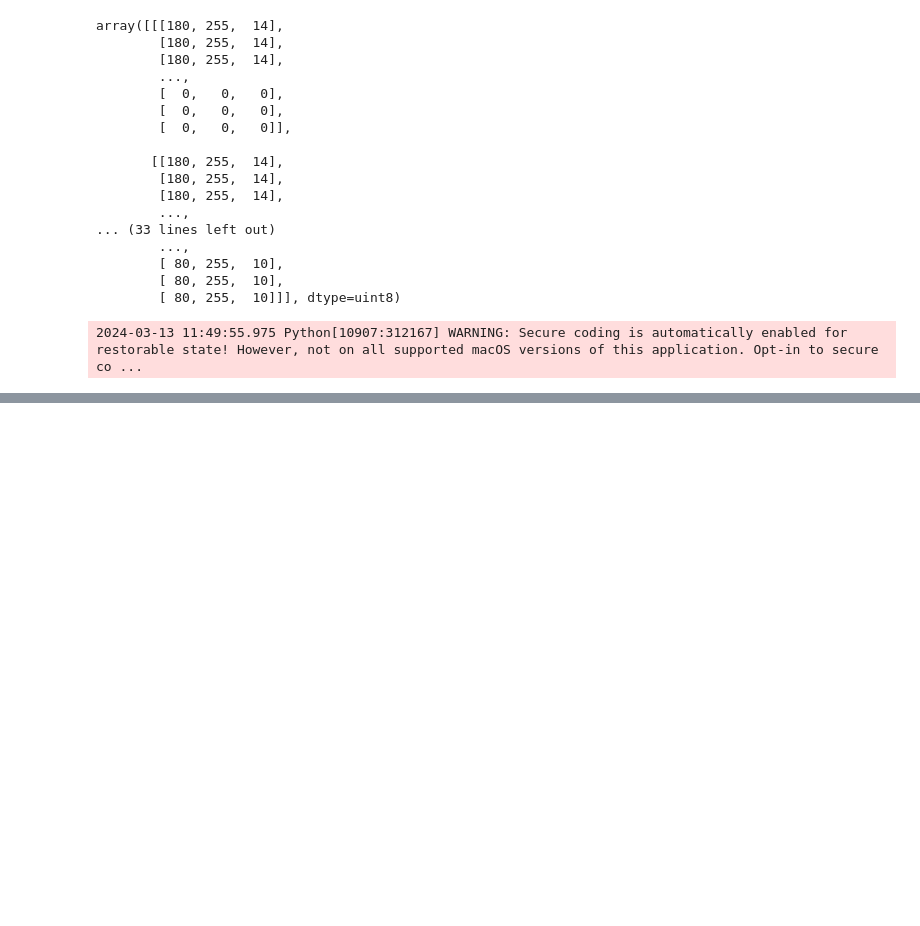
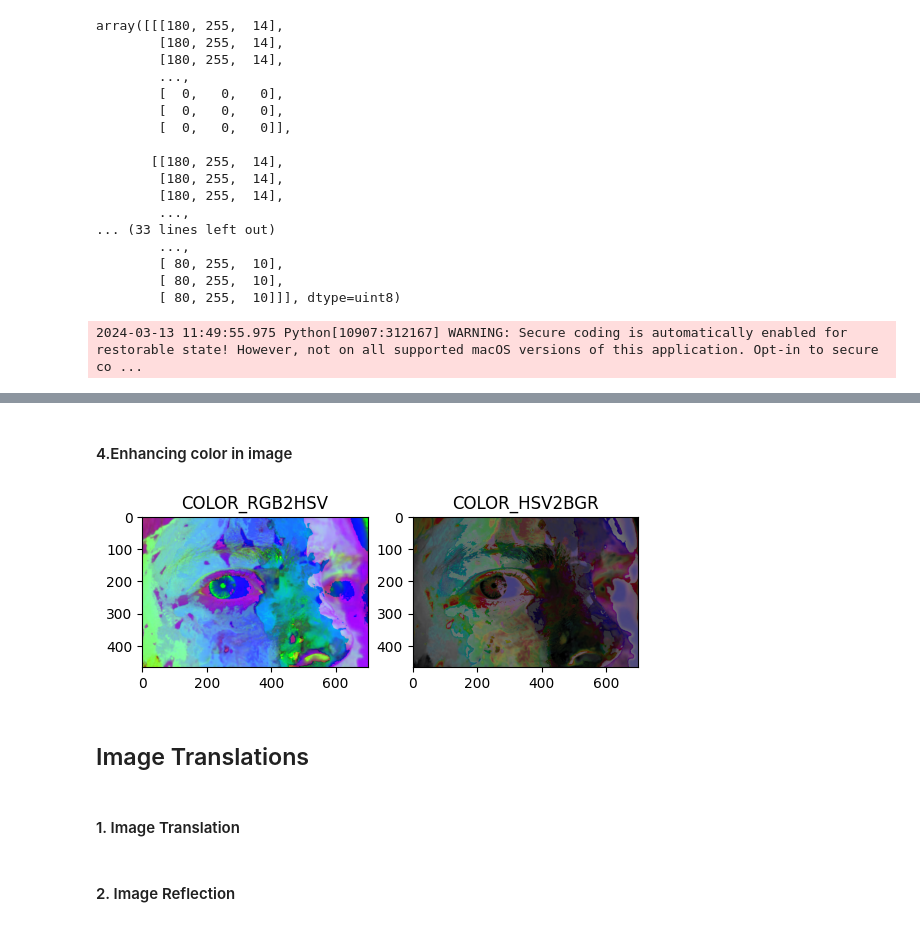
Before and after one commit to aaronjoju07/Advance_Python, a Jupyter notebook: ImageProcessing/pillow/openCV/index.ipynb, the cells around one changed output, grey strips where cells are left out. Saved outputs shown, nothing was run; the diff lists cells and outputs as text; code cells hidden in the pictures; blank space fills up the shorter version.

```diff
--- a/ImageProcessing/pillow/openCV/index.ipynb
+++ b/ImageProcessing/pillow/openCV/index.ipynb
@@ -163,0 +209,18 @@ cv.destroyAllWindows()
+# %% [markdown]
+#### 4.Enhancing color in image
+# %%
+image1 = cv.cvtColor(image,cv.COLOR_RGB2HSV)
+image[:,:,0] = image[:,:,0]*0.7
+image[:,:,1] = image[:,:,1]*1.5
+image[:,:,2] = image[:,:,2]*0.5
+image2 = cv.cvtColor(image,cv.COLOR_HSV2BGR)
+plt.subplot(121),plt.title('COLOR_RGB2HSV'),plt.imshow(image1)
+plt.subplot(122),plt.title('COLOR_HSV2BGR'),plt.imshow(image2)
+
+plt.show()
+# %% [output]
+[figure, added]
+# %% [markdown]
+## Image Translations
+# %% [markdown]
+#### 1. Image Translation
@@ -163,0 +239,2 @@ cv.destroyAllWindows()
+# %% [markdown]
+#### 2. Image Reflection
```
Also changed, not shown: parts of 12 cells of this notebook, 1 other file.
